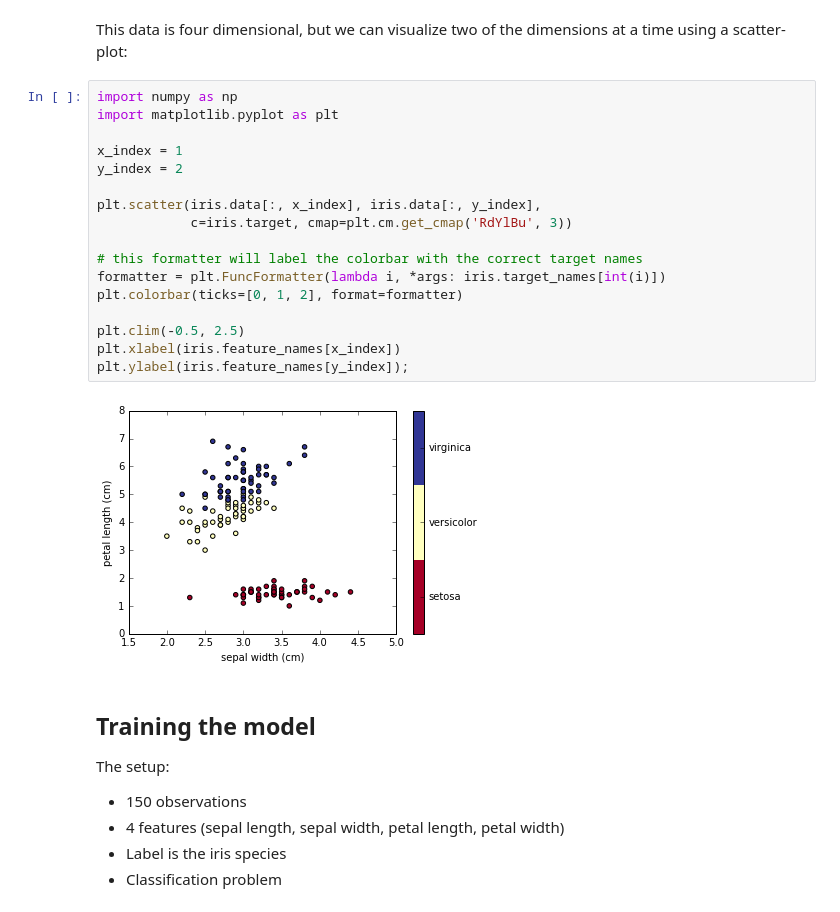
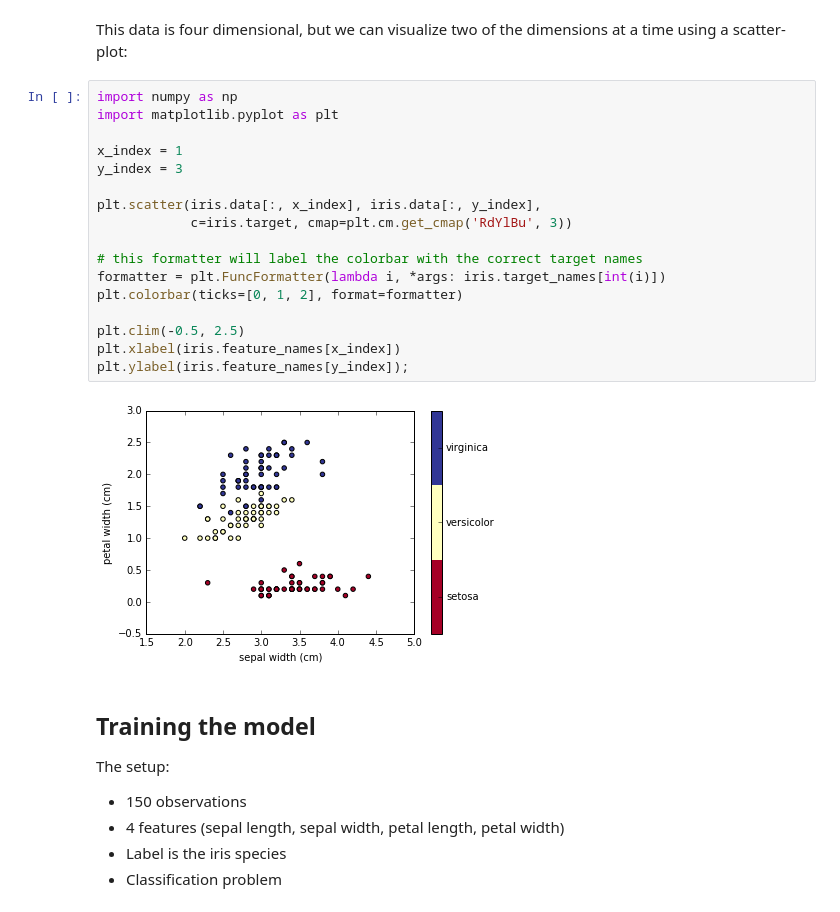
Before and after one commit to UiO-IN3110/UiO-IN3110.github.io, a Jupyter notebook: lectures/12_scikit_learn/scikit-learn-1.ipynb, the cells around one changed output. Drawn from its saved outputs; the diff is of its cells as text.

```diff
--- a/lectures/12_scikit_learn/scikit-learn-1.ipynb
+++ b/lectures/12_scikit_learn/scikit-learn-1.ipynb
@@ -272,22 +272,22 @@ at a time using a scatter-plot:
 # %%
 import numpy as np
 import matplotlib.pyplot as plt
 
 x_index = 1
-y_index = 2
+y_index = 3
 
 plt.scatter(iris.data[:, x_index], iris.data[:, y_index],
             c=iris.target, cmap=plt.cm.get_cmap('RdYlBu', 3))
 
 # this formatter will label the colorbar with the correct target names
 formatter = plt.FuncFormatter(lambda i, *args: iris.target_names[int(i)])
 plt.colorbar(ticks=[0, 1, 2], format=formatter)
 
 plt.clim(-0.5, 2.5)
 plt.xlabel(iris.feature_names[x_index])
 plt.ylabel(iris.feature_names[y_index]);
 # %% [output]
-[figure, old version]
+[figure, new version]
 # %% [markdown]
 ## Training the model
 
```
Also changed, not shown: parts of 1 cell of this notebook, 1 other file.
